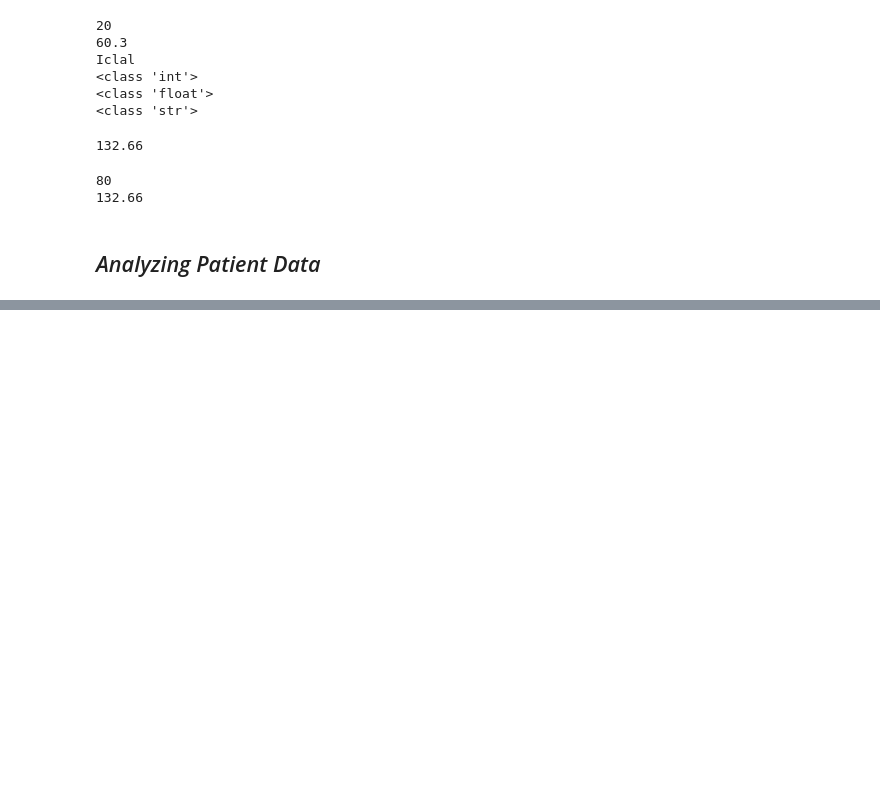
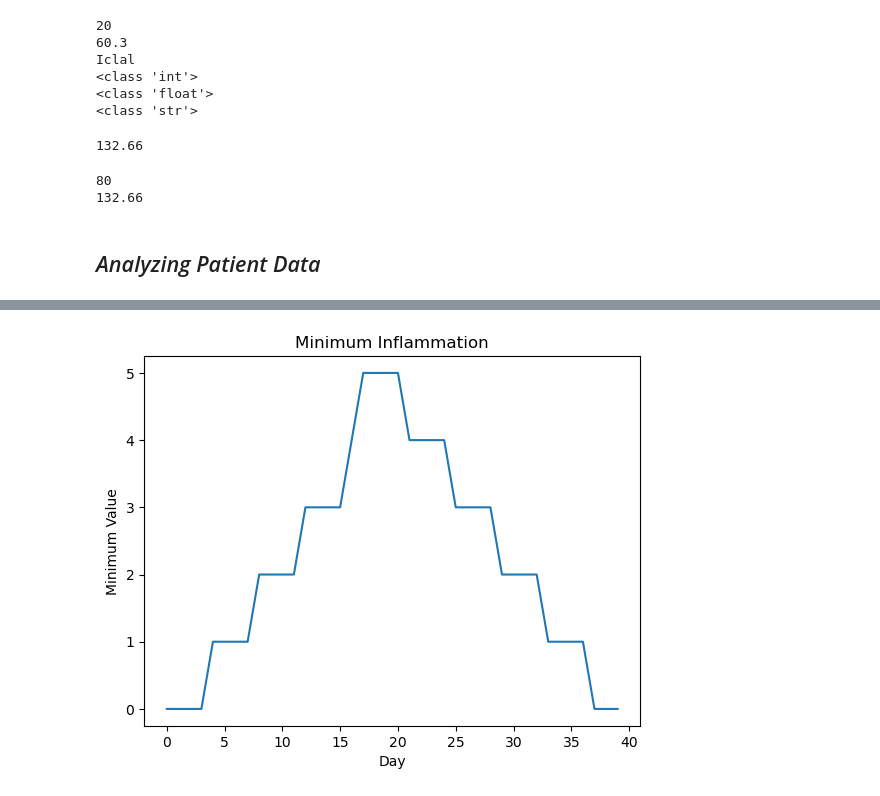
Before and after one commit to sevvaliclalcebecioglu/intro-to-astronomy-2026, a Jupyter notebook: notebooks/week02/assignments/assignment_01_completed_the_python_tutorial/programming_with_python.ipynb, the cells around one changed output, grey strips where cells are left out. Cells and saved outputs as stored; diff of their text form; code cells hidden in the pictures; blank space fills up the shorter version.

```diff
--- a/notebooks/week02/assignments/assignment_01_completed_the_python_tutorial/programming_with_python.ipynb
+++ b/notebooks/week02/assignments/assignment_01_completed_the_python_tutorial/programming_with_python.ipynb
@@ -79,0 +369,18 @@ print(weight_lb)
+# %%
+# Calculate minimum inflammation each day
+minimum = np.min(data, axis=0)
+
+# Plot minimum values
+plt.plot(minimum)
+
+# Add labels
+plt.xlabel("Day")
+plt.ylabel("Minimum Value")
+
+# Add title
+plt.title("Minimum Inflammation")
+
+# Show plot
+plt.show()
+# %% [output]
+[figure, added]
```
Also changed, not shown: parts of 197 cells of this notebook, 35 other files.
